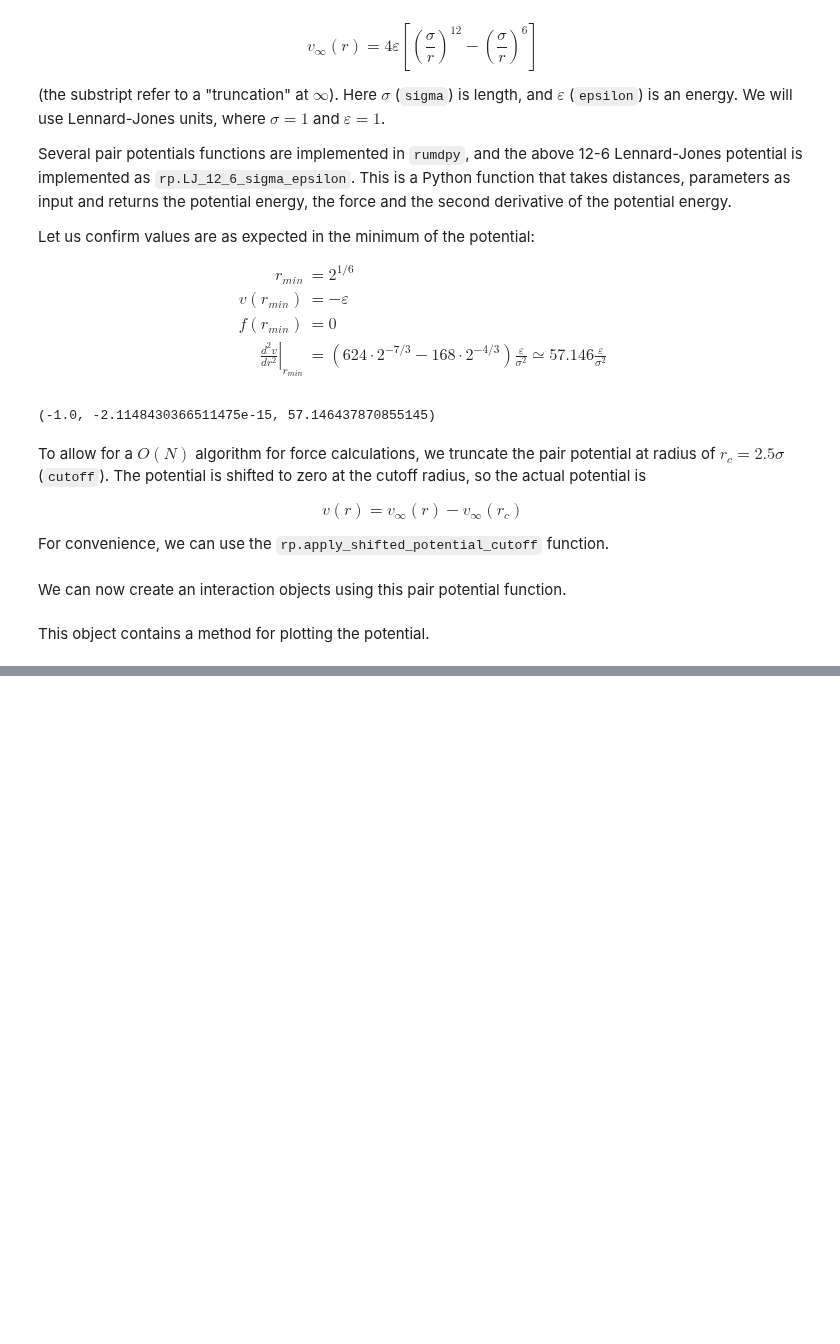
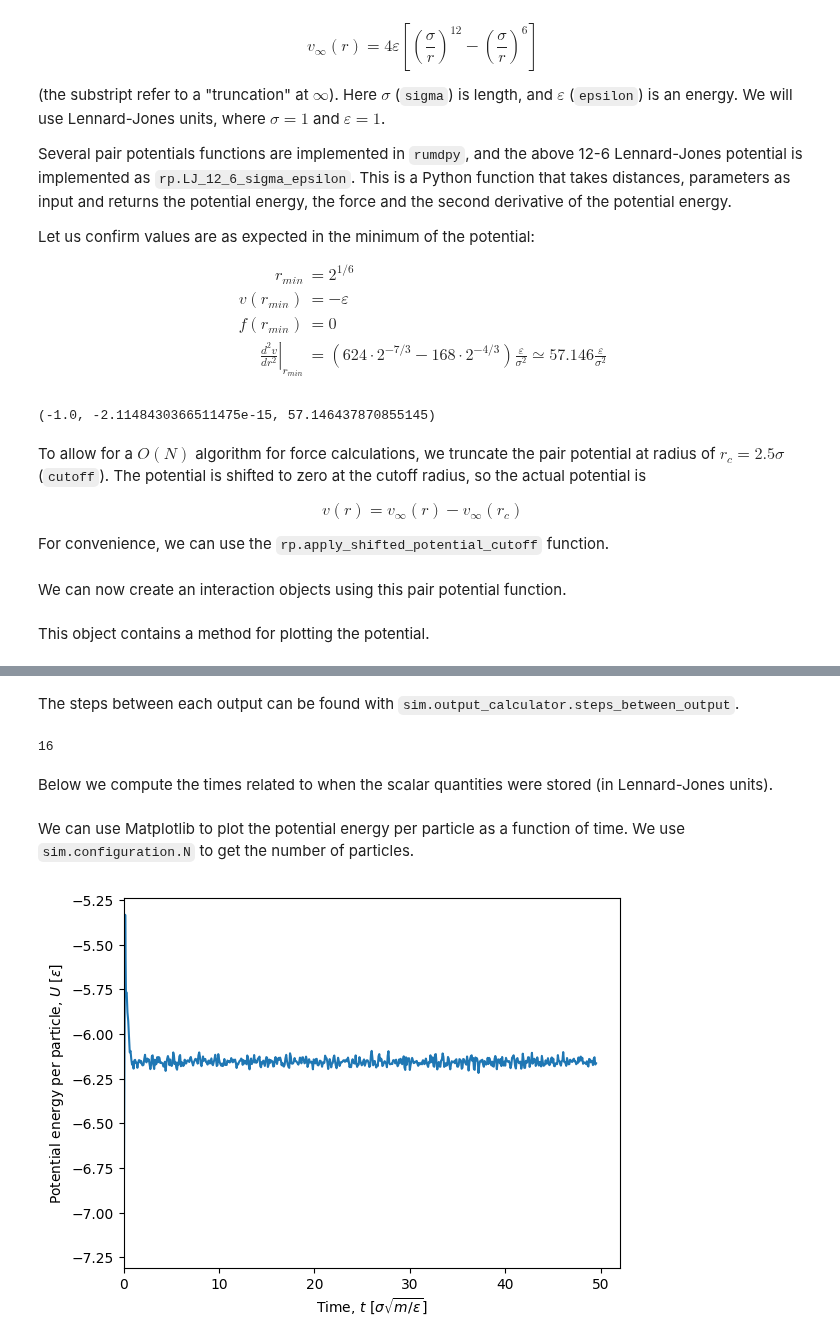
Before and after one commit to jklust/gamdpy, a Jupyter notebook: tutorials/my_first_simulation.ipynb, the cells around one changed output, grey strips where cells are left out. Cells and saved outputs as stored; diff of their text form; code cells hidden in the pictures; blank space fills up the shorter version.

```diff
--- a/tutorials/my_first_simulation.ipynb
+++ b/tutorials/my_first_simulation.ipynb
@@ -176,7 +177,7 @@ sim = rp.Simulation(
     interactions=pair_pot,
     integrator=integrator,
     steps_between_momentum_reset=100,
-    num_timeblocks=10,
-    steps_per_timeblock=1000,
-    storage='memory'
-)
+    num_timeblocks=10,         # The simulation is divided into 10 timeblocks
+    steps_per_timeblock=1000,  #   of 1000 steps each.
+    storage='memory'  # Store data in memory,
+)                     #   change to storage='output.h5' for storage on disk.
@@ -208,0 +218,4 @@ TPS_sim_minus_extra : 2.46e+04
+# %%
+# Extract potential energy, virial and kinetic energy
+U, W, K = rp.extract_scalars(sim.output, ['U', 'W', 'K'])
+type(U)
@@ -208,0 +230,24 @@ TPS_sim_minus_extra : 2.46e+04
+# %% [markdown]
+The steps between each output can be found with `sim.output_calculator.steps_between_output`.
+# %%
+sim.output_calculator.steps_between_output
+# %% [output]
+16
+# %% [markdown]
+Below we compute the times related to when the scalar quantities were stored (in Lennard-Jones units).
+# %%
+dt = sim.integrator.dt  # Time step
+time = np.arange(len(U)) * dt * sim.output_calculator.steps_between_output  # Time array
+# %% [markdown]
+We can use Matplotlib to plot the potential energy per particle as a function of time. We use `sim.configuration.N` to get the number of particles.
+# %%
+N = sim.configuration.N  # Number of particles
+
+plt.figure()
+plt.plot(time, U/N)
+plt.xlabel(r'Time, $t$ [$\sigma\sqrt{m/\varepsilon}$]')  # Time in LJ units
+plt.ylabel(r'Potential energy per particle, $U$ [$\varepsilon$]')  # Energy in LJ units
+plt.xlim(0, None)
+plt.show()
+# %% [output]
+[figure, added]
```
Also changed, not shown: parts of 19 cells of this notebook, 10 other files.
